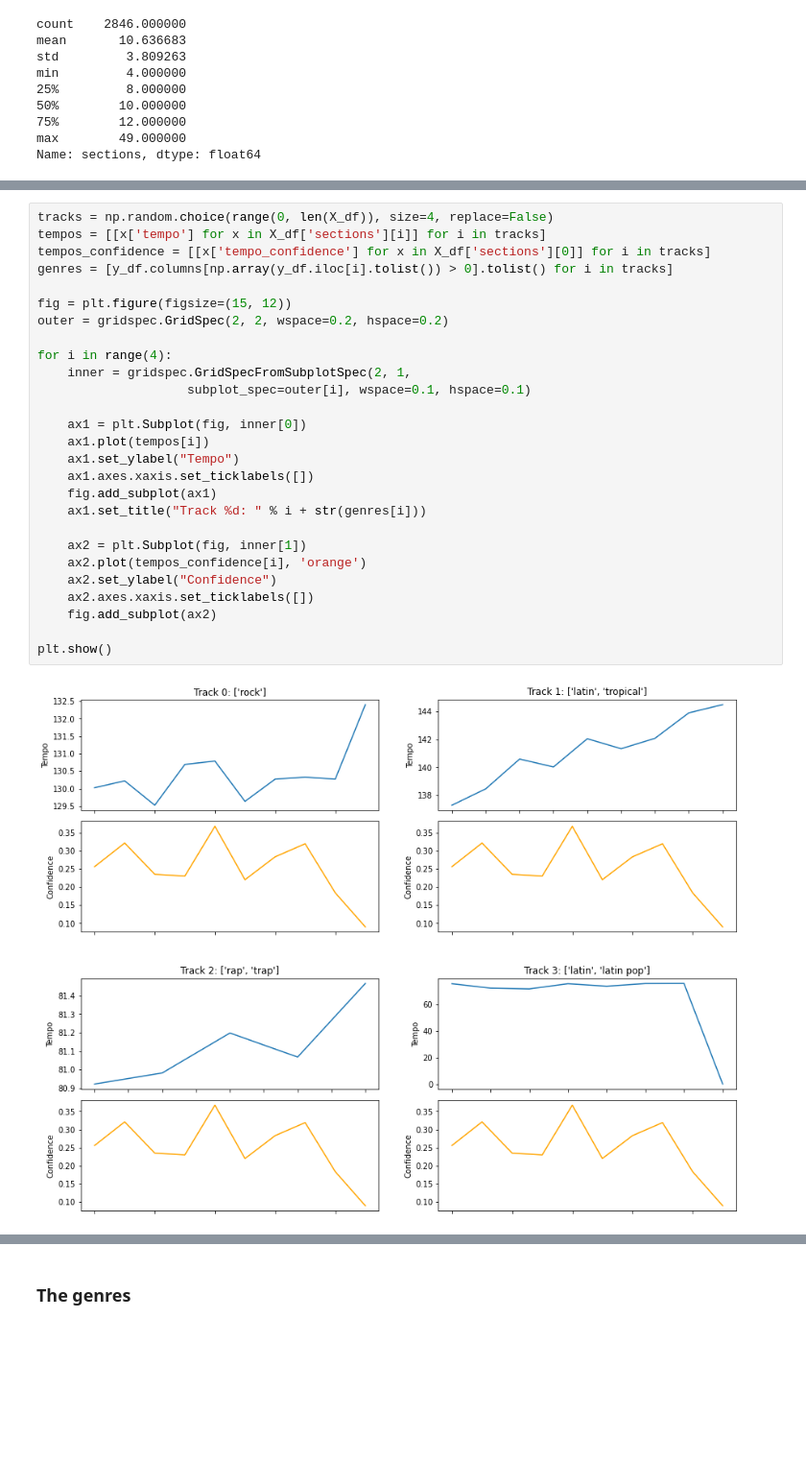
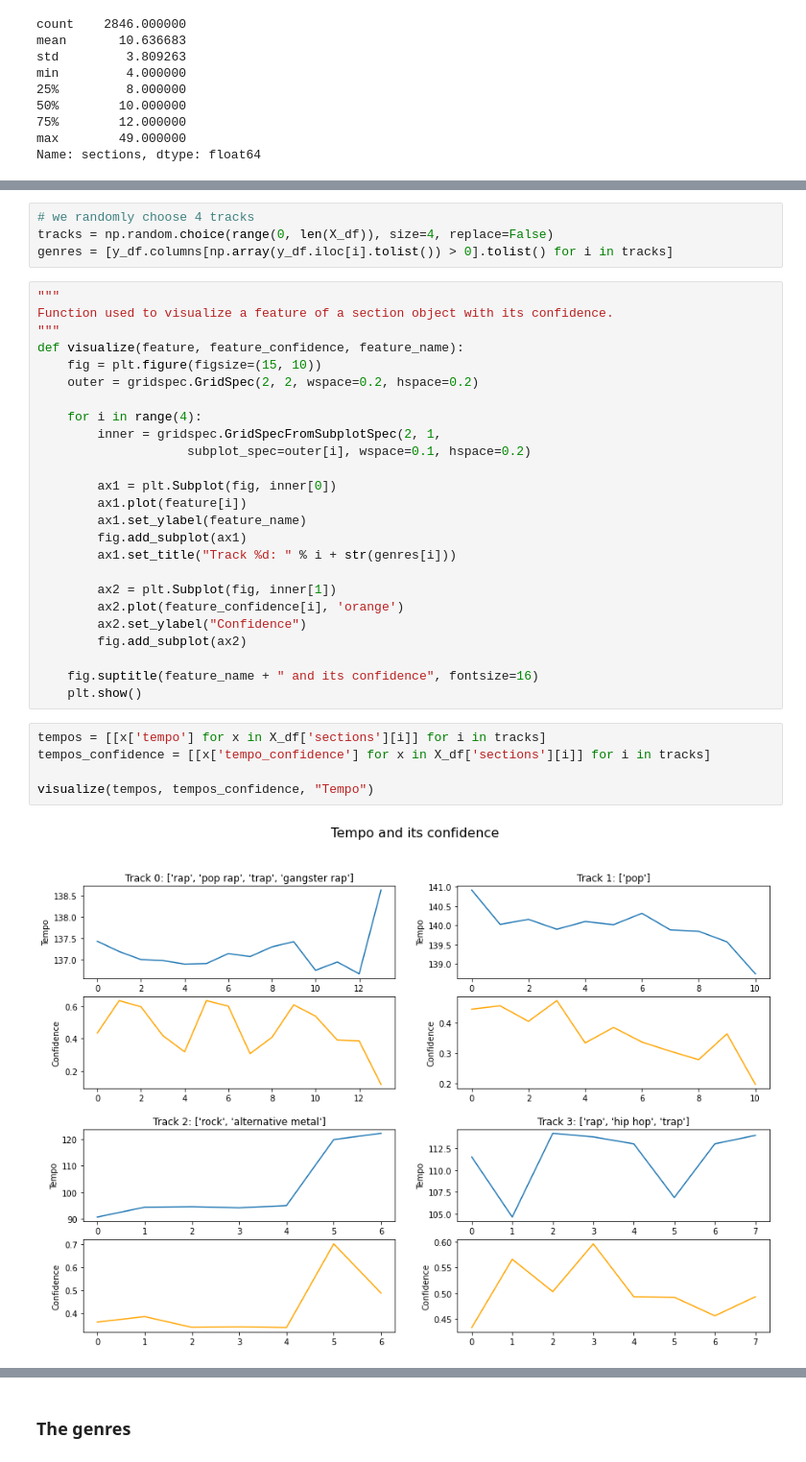
Before and after one commit to Egiob/spotify_genre_challenge, a Jupyter notebook: starting_kit.ipynb, the cells around one changed output, grey strips where cells are left out. Shown at 96% size. Cells and saved outputs as stored; diff of their text form; blank space fills up the shorter version.

```diff
--- a/starting_kit.ipynb
+++ b/starting_kit.ipynb
@@ -230,29 +234,36 @@ Name: sections, dtype: float64
+# %%
+# we randomly choose 4 tracks
+tracks = np.random.choice(range(0, len(X_df)), size=4, replace=False)
+genres = [y_df.columns[np.array(y_df.iloc[i].tolist()) > 0].tolist() for i in tracks]
 # %%
-tracks = np.random.choice(range(0, len(X_df)), size=4, replace=False)
-tempos = [[x['tempo'] for x in X_df['sections'][i]] for i in tracks]
-tempos_confidence = [[x['tempo_confidence'] for x in X_df['sections'][0]] for i in tracks]
-genres = [y_df.columns[np.array(y_df.iloc[i].tolist()) > 0].tolist() for i in tracks]
+"""
+Function used to visualize a feature of a section object with its confidence.
+"""
+def visualize(feature, feature_confidence, feature_name):
+    fig = plt.figure(figsize=(15, 10))
+    outer = gridspec.GridSpec(2, 2, wspace=0.2, hspace=0.2)
 
-fig = plt.figure(figsize=(15, 12))
-outer = gridspec.GridSpec(2, 2, wspace=0.2, hspace=0.2)
+    for i in range(4):
+        inner = gridspec.GridSpecFromSubplotSpec(2, 1,
+                    subplot_spec=outer[i], wspace=0.1, hspace=0.2)
 
-for i in range(4):
-    inner = gridspec.GridSpecFromSubplotSpec(2, 1,
-                    subplot_spec=outer[i], wspace=0.1, hspace=0.1)
+        ax1 = plt.Subplot(fig, inner[0])
+        ax1.plot(feature[i])
+        ax1.set_ylabel(feature_name)
+        fig.add_subplot(ax1)
+        ax1.set_title("Track %d: " % i + str(genres[i]))
 
-    ax1 = plt.Subplot(fig, inner[0])
-    ax1.plot(tempos[i])
-    ax1.set_ylabel("Tempo")
-    ax1.axes.xaxis.set_ticklabels([])
-    fig.add_subplot(ax1)
-    ax1.set_title("Track %d: " % i + str(genres[i]))
+        ax2 = plt.Subplot(fig, inner[1])
+        ax2.plot(feature_confidence[i], 'orange')
+        ax2.set_ylabel("Confidence")
+        fig.add_subplot(ax2)
 
-    ax2 = plt.Subplot(fig, inner[1])
-    ax2.plot(tempos_confidence[i], 'orange')
-    ax2.set_ylabel("Confidence")
-    ax2.axes.xaxis.set_ticklabels([])
-    fig.add_subplot(ax2)
-
-plt.show()
+    fig.suptitle(feature_name + " and its confidence", fontsize=16)
+    plt.show()
-# %% [output]
-[figure, removed]
+# %%
+tempos = [[x['tempo'] for x in X_df['sections'][i]] for i in tracks]
+tempos_confidence = [[x['tempo_confidence'] for x in X_df['sections'][i]] for i in tracks]
+
+visualize(tempos, tempos_confidence, "Tempo")
+# %% [output]
+[figure, added]
```
Also changed, not shown: parts of 16 cells of this notebook.
